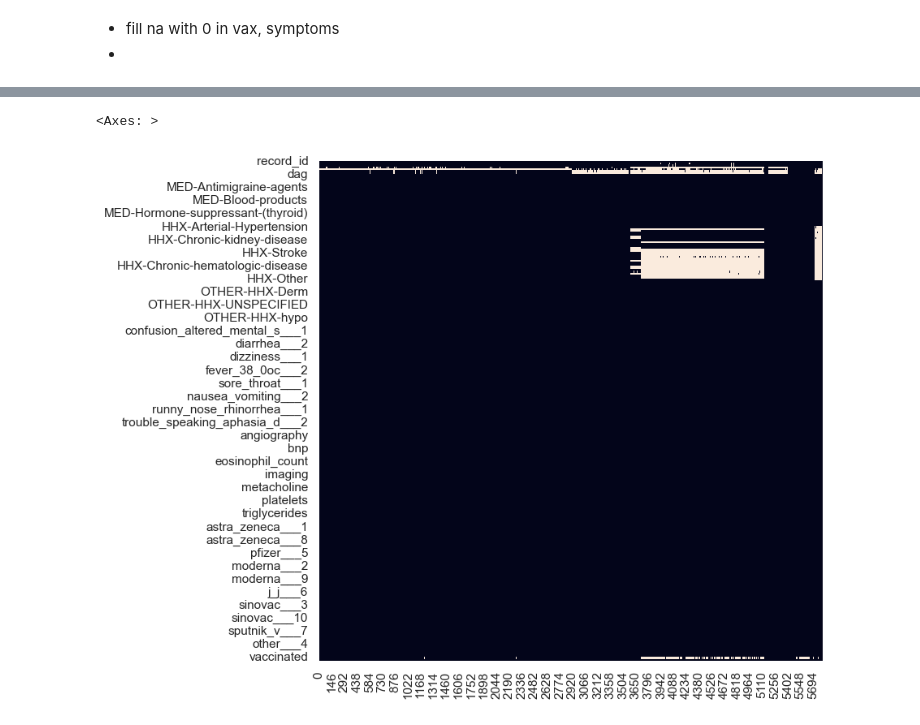
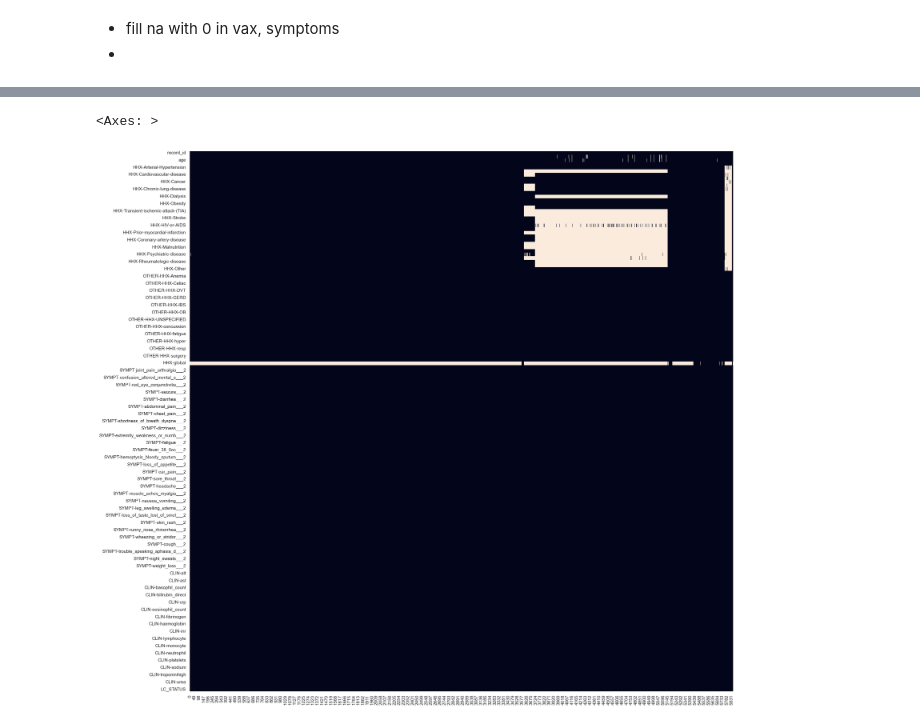
Before and after one commit to davidtweddell/lc_repo, a Jupyter notebook: 01-inspect-data.ipynb, the cells around one changed output, grey strips where cells are left out. Saved outputs shown, nothing was run; the diff lists cells and outputs as text; code cells hidden in the pictures.

```diff
--- a/01-inspect-data.ipynb
+++ b/01-inspect-data.ipynb
@@ -617,5 +684,8 @@ print(ctf_imputed.shape)
 # %%
-clinical_features = ctf_imputed
+clin_test_features = ctf_imputed
+# %%
+# rename the columns with CLIN- prefix
+clin_test_features.columns = [f"CLIN-{col}" for col in clin_test_features.columns]
 # %%
 # plot the heatmap
 fig, ax = plt.subplots(figsize=(16, 16))
@@ -629,0 +700,6 @@ Text(0.5, 1.0, 'Clinical Tests - Imputed with Median')
+# %%
+# find columns that are all zero
+all_zero = clin_test_features.columns[(clin_test_features == 0).all()]
+
+# drop the all zero columns
+clin_test_features = clin_test_features.drop(columns = all_zero)
@@ -695,12 +847,14 @@ Missing VACCINE values by site:
 # concatenate all of the features
 features = pd.concat([
                         demographic_features,
-                        medication_features,
+                        # medication_features,
                         hx_features_all,
+                        # substance_features,
                         # survey_features,
                         symptom_features,
-                        clinical_features,
-                        vax_features
+                        clin_test_features,
+                        # cd_features,
+                        # vax_features
                       ], axis = 1)
 
 features["LC_STATUS"] = df["LC_STATUS"]
@@ -724,9 +878,11 @@ LUN    31450
 dtype: int64
 # %%
-sns.heatmap(features.isnull().T, cbar=False)
+fig, ax = plt.subplots(figsize=(24, 24))
+
+sns.heatmap(features.isnull().T, cbar=False, ax = ax)
 # %% [output]
 <Axes: >
-[figure, old version]
+[figure, new version]
 # %%
 # preserve the features dataframe
 # features.to_pickle("../lc-project-data/features.pkl")
```
Also changed, not shown: parts of 58 cells of this notebook, 2 other files.
